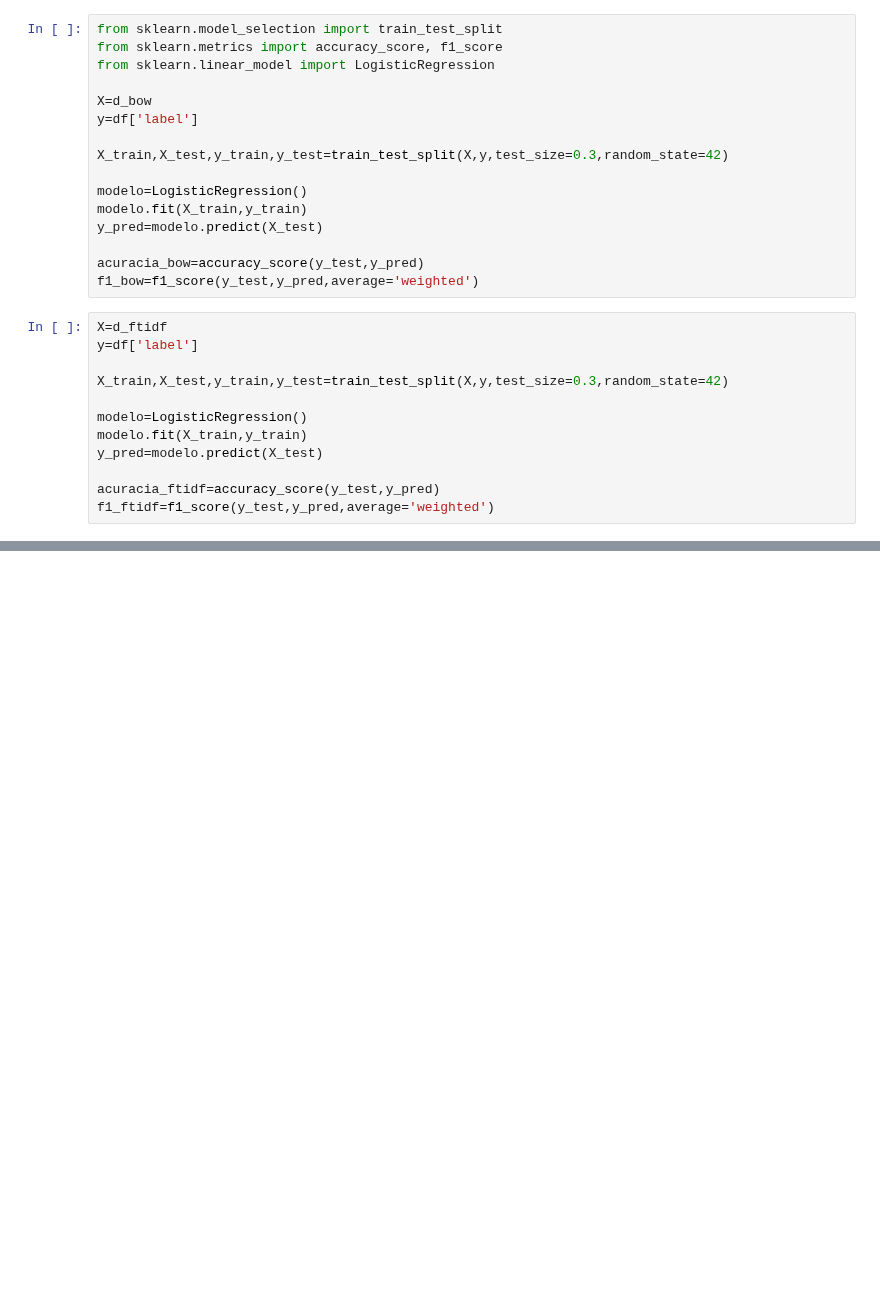
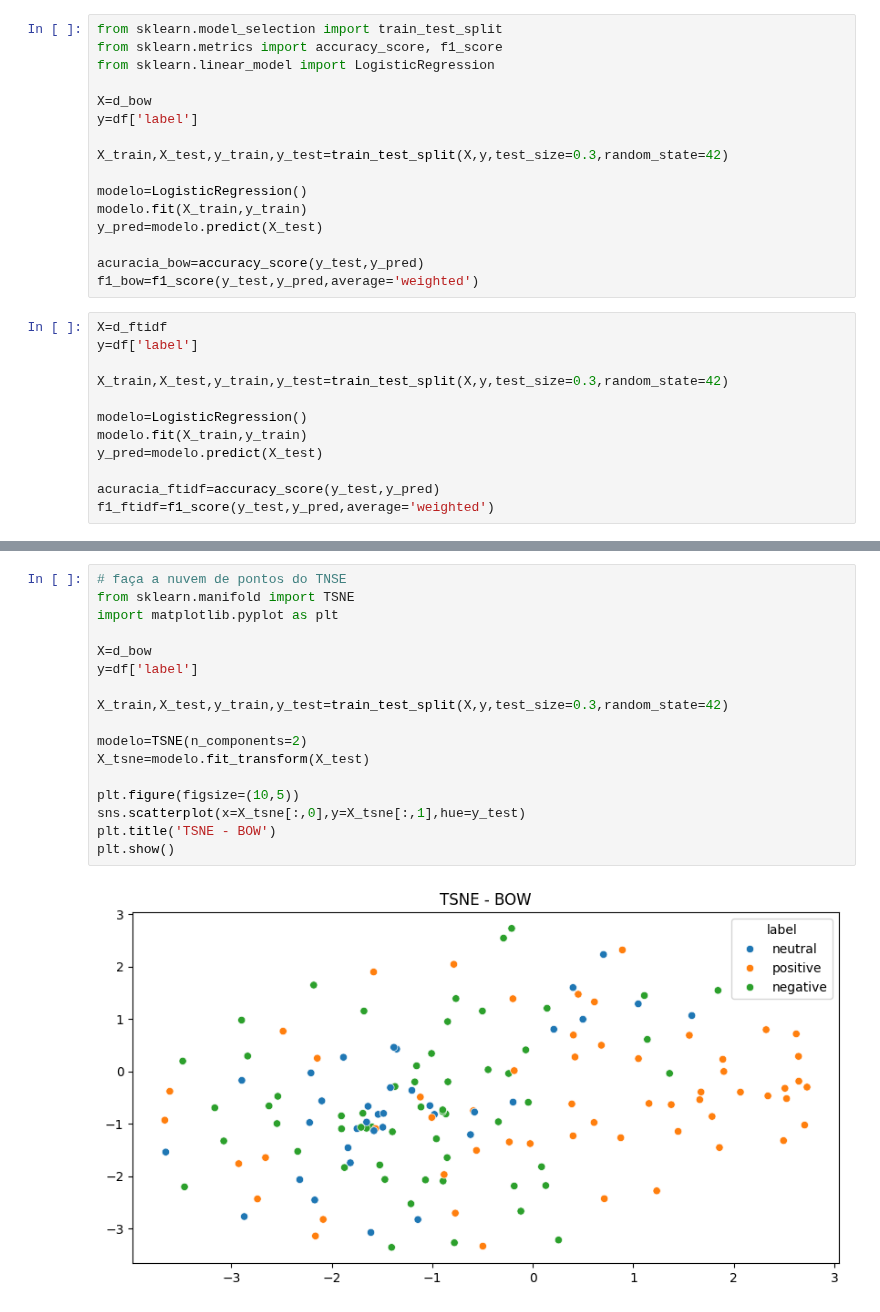
Before and after one commit to clairtonluz/MBA-em-ciencia-de-dados, a Jupyter notebook: Mineracao de Texto/exercicios/EXERCICIO-3- MINERACAO DE TEXTO- 2025.ipynb, the cells around one changed output, grey strips where cells are left out. Saved outputs shown, nothing was run; the diff lists cells and outputs as text; blank space fills up the shorter version.

```diff
--- a/Mineracao de Texto/exercicios/EXERCICIO-3- MINERACAO DE TEXTO- 2025.ipynb
+++ b/Mineracao de Texto/exercicios/EXERCICIO-3- MINERACAO DE TEXTO- 2025.ipynb
@@ -240,0 +243,19 @@ plt.show()
+# %%
+# faça a nuvem de pontos do TNSE
+from sklearn.manifold import TSNE
+import matplotlib.pyplot as plt
+
+X=d_bow
+y=df['label']
+
+X_train,X_test,y_train,y_test=train_test_split(X,y,test_size=0.3,random_state=42)
+
+modelo=TSNE(n_components=2)
+X_tsne=modelo.fit_transform(X_test)
+
+plt.figure(figsize=(10,5))
+sns.scatterplot(x=X_tsne[:,0],y=X_tsne[:,1],hue=y_test)
+plt.title('TSNE - BOW')
+plt.show()
+# %% [output]
+[figure, added]
```
Also changed, not shown: parts of 2 cells of this notebook.
